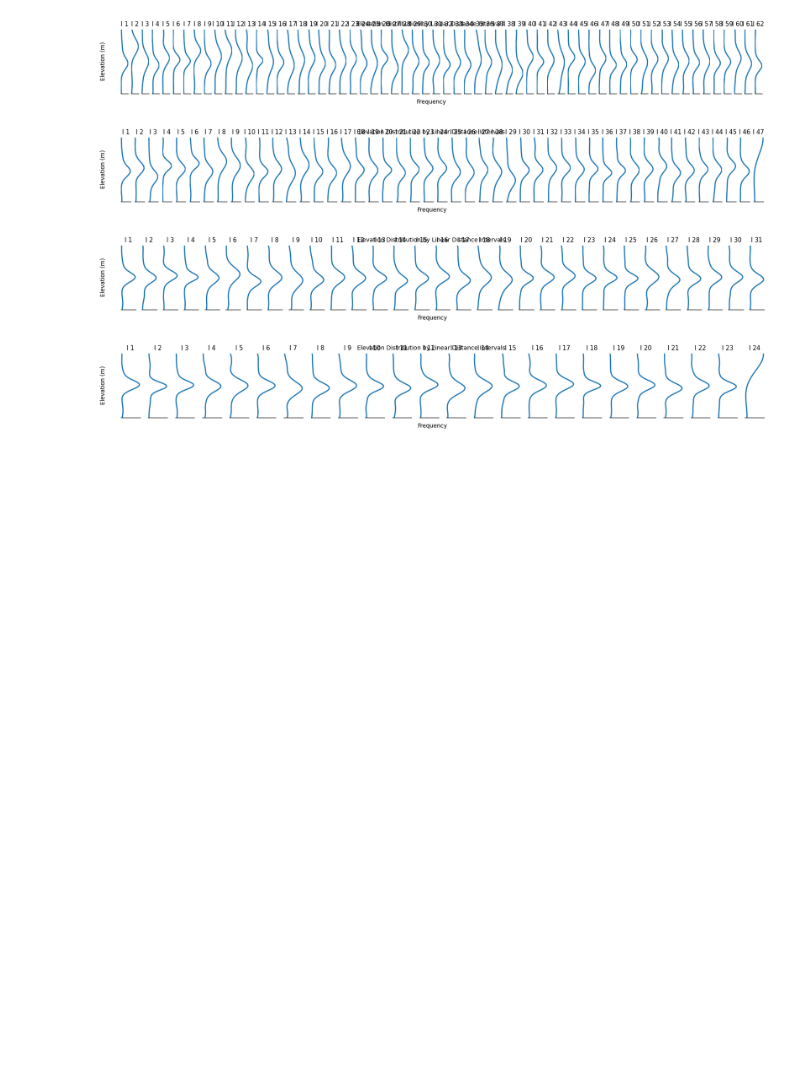
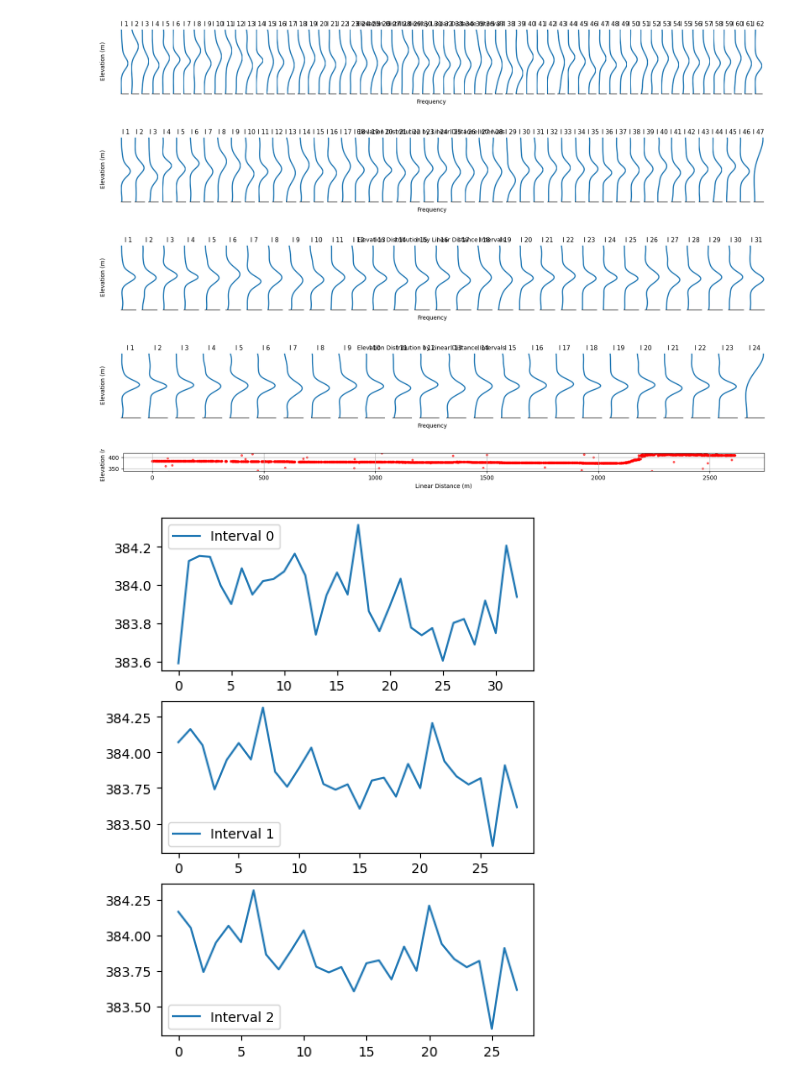
Before and after one commit to 1kaiser/ICESAT2, a Jupyter notebook: ICESAT2_tracks_intersection_plotting.ipynb, the cells around one changed output. Cells and saved outputs as stored; diff of their text form; code cells hidden in the pictures; blank space fills up the shorter version.

Commit message:
interval with spacing selection

```diff
--- a/ICESAT2_tracks_intersection_plotting.ipynb
+++ b/ICESAT2_tracks_intersection_plotting.ipynb
@@ -793,3 +847,76 @@ plot_elevation_by_linear_distance(dist, elev, interval=40, num_bins=100, figsize
 [figure]
 [figure]
 [figure]
+# %%
+#@title Default title text { vertical-output: true }
+# Create scatter plot
+fig, ax = plt.subplots(figsize=(20, 5), dpi = 100)
+ax.scatter(dist, elev, s= 10, c = 'r', alpha = 0.6)
+ax.set_ylim(np.median(elev)-40 , np.median(elev) +40 )
+ax.set_aspect('equal')
+ax.set_xlabel('Linear Distance (m)')
+ax.set_ylabel('Elevation (m)')
+ax.grid(True)
+plt.show()
+#####################################################################################
+import matplotlib.pyplot as plt
+
+# Define haversine function
+def haversine(lat1, lon1, lat2, lon2):
+    R = 6371.0  # Earth radius in km
+    dLat = np.radians(lat2 - lat1)
+    dLon = np.radians(lon2 - lon1)
+    lat1 = np.radians(lat1)
+    lat2 = np.radians(lat2)
+    a = np.sin(dLat/2)**2 + np.cos(lat1)*np.cos(lat2)*np.sin(dLon/2)**2
+    c = 2*np.arcsin(np.sqrt(a))
+    return R*c*1000.0
+
+import matplotlib.pyplot as plt
+import numpy as np
+
+# Load data from .npy file
+data = np.load('/content/point_cloud.npy')
+
+# Extract latitude, longitude, and elevation data
+lon, lat, elev = data[:,0], data[:,1], data[:,2]
+
+# Calculate linear distance between points
+dist = np.zeros_like(lat)
+for i in range(1, len(lat)):
+    dist[i] = dist[i-1] + haversine(lat[i-1], lon[i-1], lat[i], lon[i])
+
+
+interval = 20
+spacing = 3
+# Partition the data into intervals of interval meters with a spacing of spacing meters
+dist_intervals = []
+for i in range(len(dist)):
+    if dist[i] % interval == 0:
+        dist_intervals.append((dist[i], dist[i] + interval))
+    elif dist[i] % interval >= spacing:
+        dist_intervals.append((dist[i], dist[i] + interval))
+num_intervals = len(dist_intervals)
+elev_intervals = [np.array([]) for i in range(num_intervals)]
+for i in range(num_intervals):
+    mask = (dist_intervals[i][0] <= dist) & (dist < dist_intervals[i][0] + interval) & (~np.isnan(elev))
+    elev_intervals[i] = elev[mask]
+    if (len(elev_intervals[i]) == 1):
+      elev_intervals[i] = elev_intervals[i - 1]
+
+# Create a figure and axes
+fig, axes = plt.subplots(nrows=3, figsize=(5,7))
+
+# For each partitioned interval, plot the elevation data
+for i in range(3):
+    # start = intervals[i].astype(int)
+    # end = intervals[i+1].astype(int)
+    axes[i].plot(elev_intervals[i], label='Interval {}'.format(i))
+    # axes[i].scatter(interval/2, np.median(elev[start:end]), s=10, label='Interval {}'.format(i))
+    # axes[i].scatter(interval/2, np.mean(elev[start:end]), s=10, c ='r', label='Interval {}'.format(i))
+    axes[i].legend()
+
+plt.show()
+# %% [output]
+[figure, added]
+[figure, added]
```
Also changed, not shown: parts of 5 cells of this notebook.
